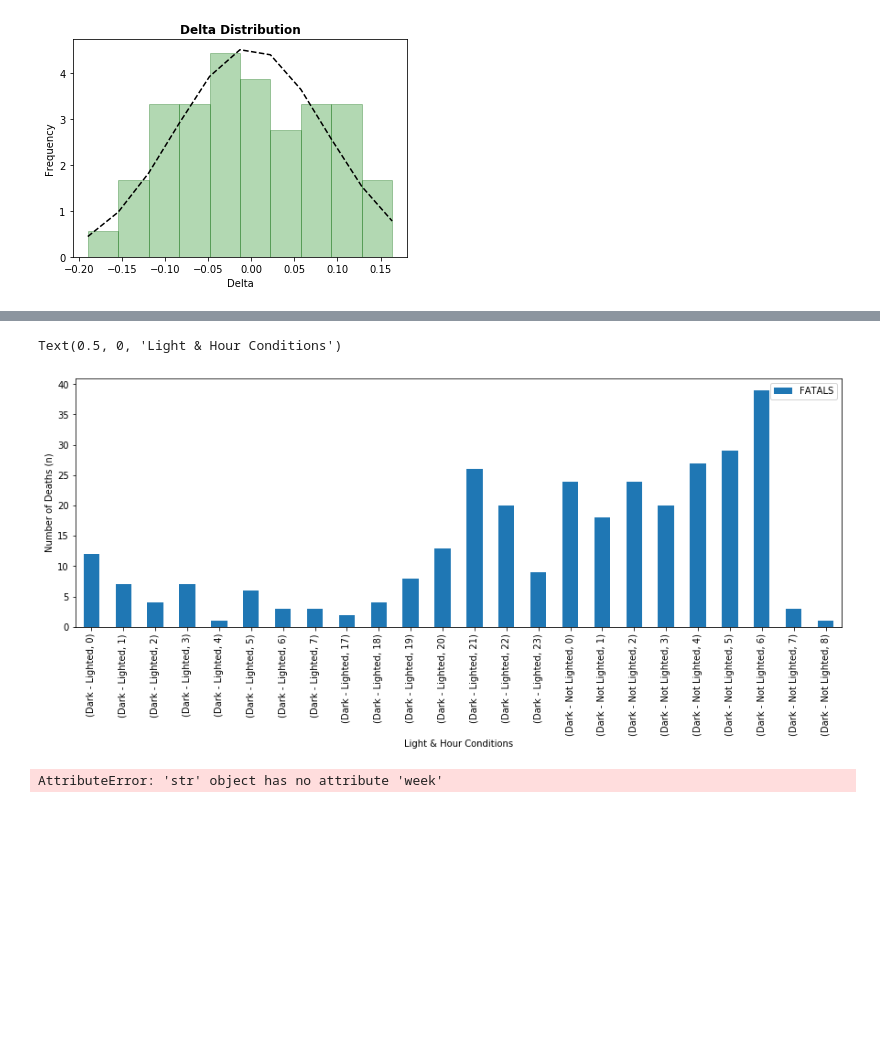
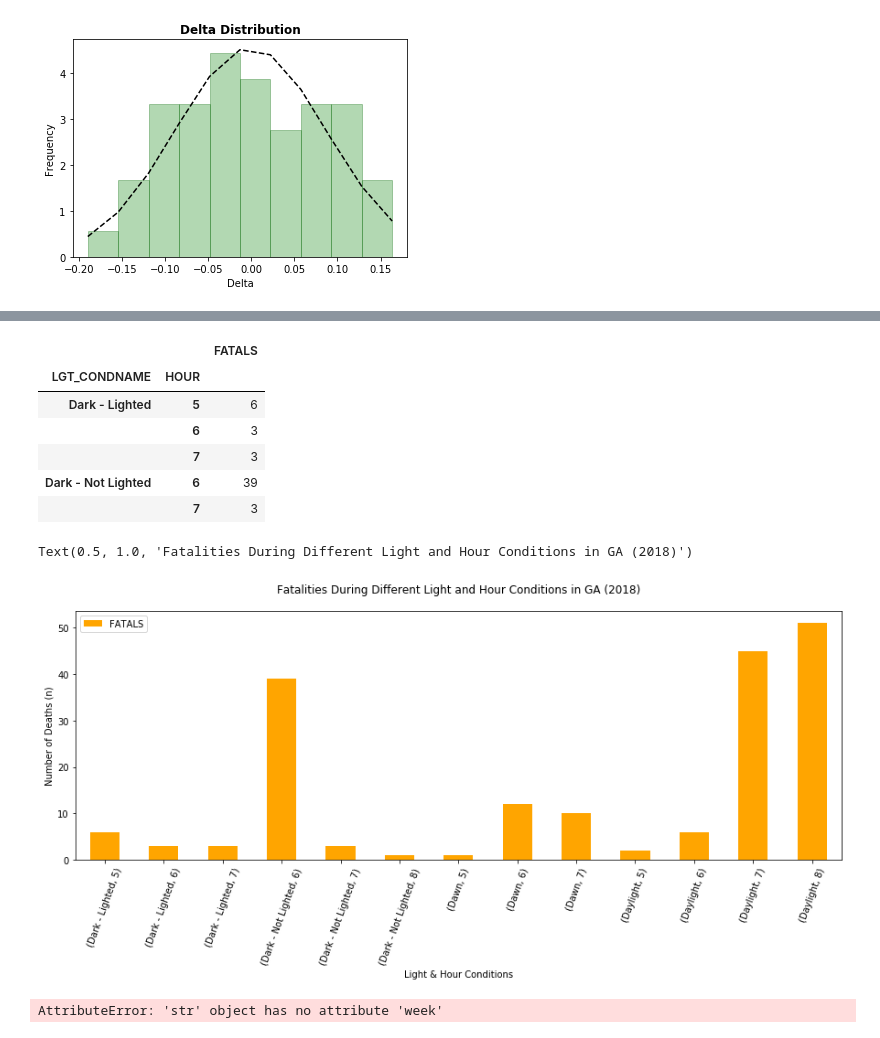
Before and after one commit to vieravfg/Analysis-of-Traffic-Fatalities, a Jupyter notebook: main.ipynb, the cells around one changed output, grey strips where cells are left out. Cells and saved outputs as stored; diff of their text form; code cells hidden in the pictures; blank space fills up the shorter version.

```diff
--- a/main.ipynb
+++ b/main.ipynb
@@ -247,14 +240,26 @@ ga_df
 # %%
 georgia_df = pd.DataFrame(ga_df)
 geo = georgia_df.groupby(["LGT_CONDNAME","HOUR"]).sum()
-geo = geo.iloc[0:24,:]
+geo = geo.iloc[[5,6,7,21,22,23,37,38,39,41,42,43,44],:]
 dataf = pd.DataFrame(geo)
-dataf.plot.bar(figsize=(15,5))
-plt.ylabel('Number of Deaths (n)')
-plt.xlabel('Light & Hour Conditions')
+dataf.head()
 # %% [output]
-Text(0.5, 0, 'Light & Hour Conditions')
-[figure, removed]
+|  |  | FATALS |
+| LGT_CONDNAME | HOUR |  |
+| Dark - Lighted | 5 | 6 |
+|  | 6 | 3 |
+|  | 7 | 3 |
+| Dark - Not Lighted | 6 | 39 |
+|  | 7 | 3 |
+# %%
+dataf.plot.bar(color='orange',figsize=(15,5))
+plt.ylabel('Number of Deaths (n)')
+plt.xlabel('Light & Hour Conditions')
+plt.xticks(rotation=70)
+plt.title("Fatalities During Different Light and Hour Conditions in GA (2018)", pad=20)
+# %% [output]
+Text(0.5, 1.0, 'Fatalities During Different Light and Hour Conditions in GA (2018)')
+[figure, added]
 # %%
 start_date.week # <- this is going to be off! need to add 1
 # %% [output]
```
Also changed, not shown: parts of 2 cells of this notebook.
